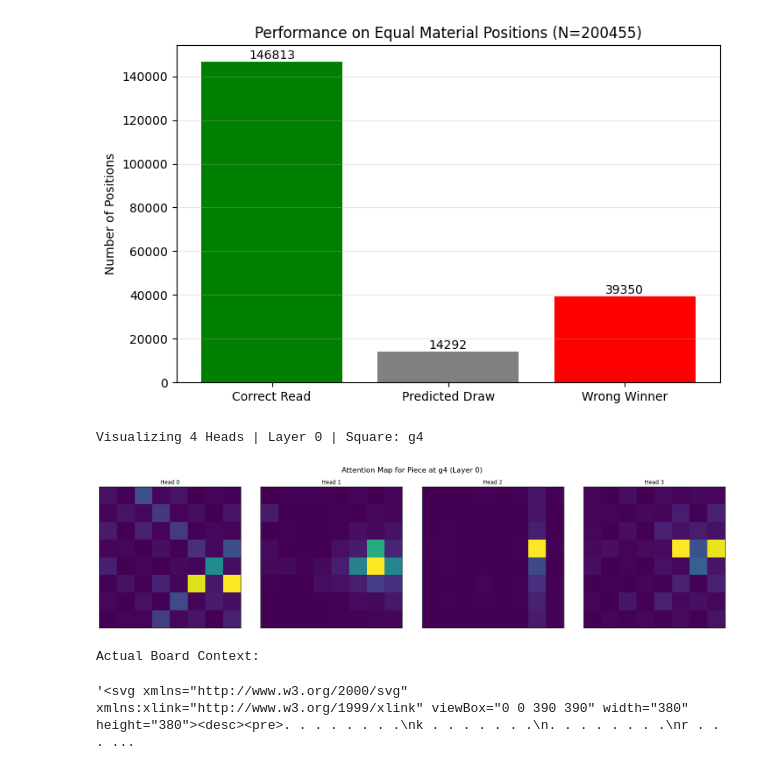
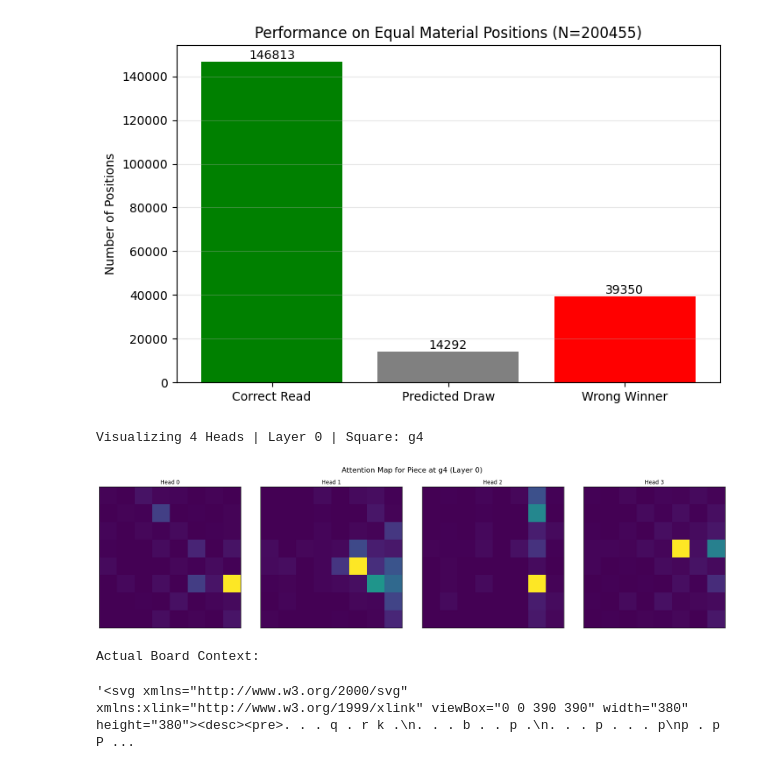
Before and after one commit to wang-yuancheng/chess, a Jupyter notebook: 05_model_evaluation_transformer.ipynb, the cells around one changed output. Saved outputs shown, nothing was run; the diff lists cells and outputs as text; code cells hidden in the pictures.

Commit message:
Train models

```diff
--- a/05_model_evaluation_transformer.ipynb
+++ b/05_model_evaluation_transformer.ipynb
@@ -807,10 +807,10 @@ def visualize_piece_attention(model, dataset, idx, piece_square_index, layer_idx
 # %%
 dataset = ChessDataset(root_dir=ROOT_DIR, split="test")
 
 index = chess.parse_square("g4")
-visualize_piece_attention(model, dataset, idx=110500, piece_square_index=index)
+visualize_piece_attention(model, dataset, idx=118500, piece_square_index=index)
 # %% [output]
 Visualizing 4 Heads | Layer 0 | Square: g4
-[figure, old version]
+[figure, new version]
 Actual Board Context:
-'<svg xmlns="http://www.w3.org/2000/svg" xmlns:xlink="http://www.w3.org/1999/xlink" viewBox="0 0 390 390" width="380" height="380"><desc><pre>. . . . . . . .\nk . . . . . . .\n. . . . . . . .\nr . . . ...
+'<svg xmlns="http://www.w3.org/2000/svg" xmlns:xlink="http://www.w3.org/1999/xlink" viewBox="0 0 390 390" width="380" height="380"><desc><pre>. . . q . r k .\n. . . b . . p .\n. . . p . . . p\np . p P ...
```
Also changed, not shown: 1 other file.
